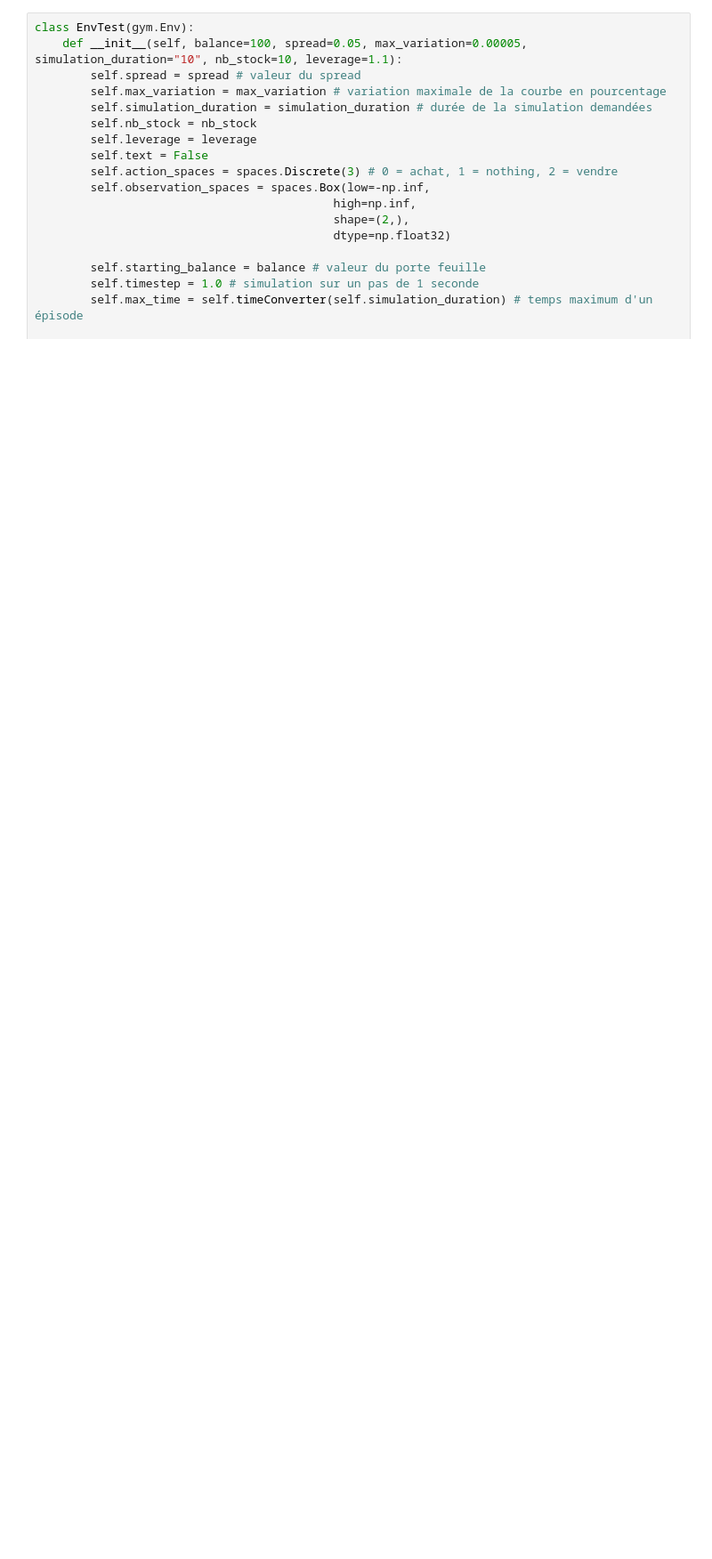
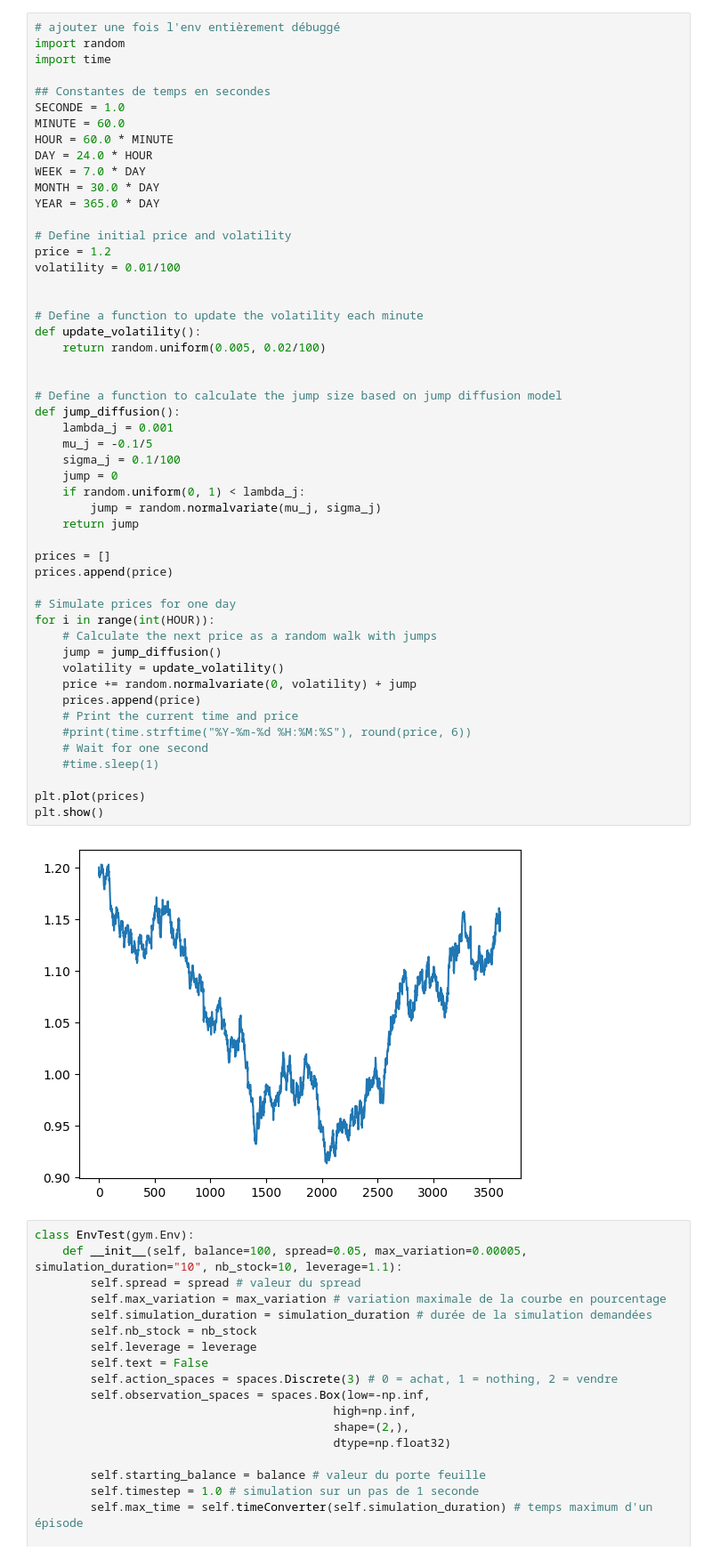
Before and after one commit to Marc-ElieCharleston/Reinforcement_trading, a Jupyter notebook: RL_Trading.ipynb, the cells around one changed output. Shown: that part at 89% size. Cells and saved outputs as stored; diff of their text form; blank space fills up the shorter version.

```diff
--- a/RL_Trading.ipynb
+++ b/RL_Trading.ipynb
@@ -7,3 +320,56 @@ import matplotlib.pyplot as plt
+# %%
+# ajouter une fois l'env entièrement débuggé
+import random
+import time
+
+## Constantes de temps en secondes
+SECONDE = 1.0
+MINUTE = 60.0
+HOUR = 60.0 * MINUTE
+DAY = 24.0 * HOUR
+WEEK = 7.0 * DAY
+MONTH = 30.0 * DAY
+YEAR = 365.0 * DAY
+
+# Define initial price and volatility
+price = 1.2
+volatility = 0.01/100
+
+
+# Define a function to update the volatility each minute
+def update_volatility():
+    return random.uniform(0.005, 0.02/100)
+
+
+# Define a function to calculate the jump size based on jump diffusion model
+def jump_diffusion():
+    lambda_j = 0.001
+    mu_j = -0.1/5
+    sigma_j = 0.1/100
+    jump = 0
+    if random.uniform(0, 1) < lambda_j:
+        jump = random.normalvariate(mu_j, sigma_j)
+    return jump
+
+prices = []
+prices.append(price)
+
+# Simulate prices for one day
+for i in range(int(HOUR)):
+    # Calculate the next price as a random walk with jumps
+    jump = jump_diffusion()
+    volatility = update_volatility()
+    price += random.normalvariate(0, volatility) + jump
+    prices.append(price)
+    # Print the current time and price
+    #print(time.strftime("%Y-%m-%d %H:%M:%S"), round(price, 6))
+    # Wait for one second
+    #time.sleep(1)
+
+plt.plot(prices)
+plt.show()
+# %% [output]
+[figure, added]
 # %%
 class EnvTest(gym.Env):
     def __init__(self, balance=100, spread=0.05, max_variation=0.00005, simulation_duration="10", nb_stock=10, leverage=1.1):
```
Also changed, not shown: parts of 7 cells of this notebook, 1 other file.
